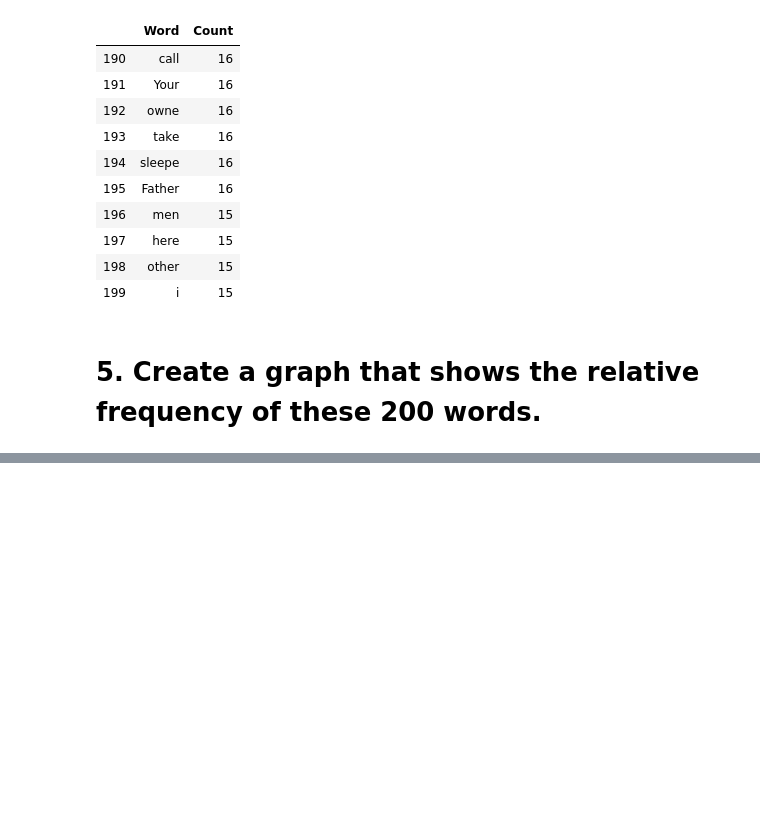
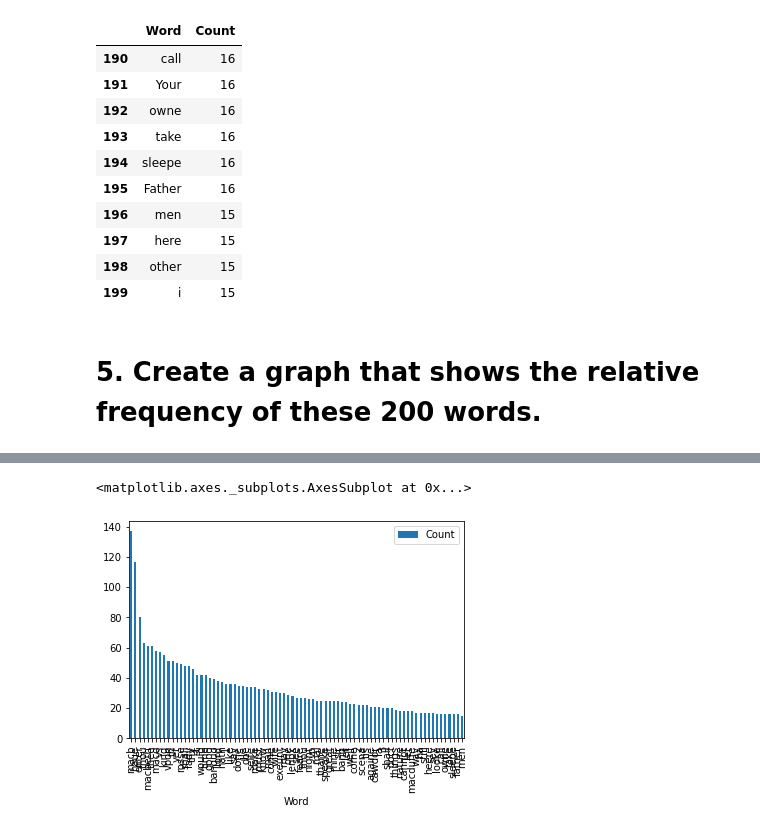
Before and after one commit to mharrisonbaker/DATA620, a Jupyter notebook: DATA620_Week4_Part2.ipynb, the cells around one changed output, grey strips where cells are left out. Saved outputs shown, nothing was run; the diff lists cells and outputs as text; code cells hidden in the pictures; blank space fills up the shorter version.

```diff
--- a/DATA620_Week4_Part2.ipynb
+++ b/DATA620_Week4_Part2.ipynb
@@ -106,0 +240,6 @@ words.plot(200, )
+# %%
+#unfiltered for "ye olde" vocab
+df.plot.bar(x='Word', y='Count')
+# %% [output]
+<matplotlib.axes._subplots.AxesSubplot at 0x...>
+[figure, added]
```
Also changed, not shown: parts of 20 cells of this notebook.
